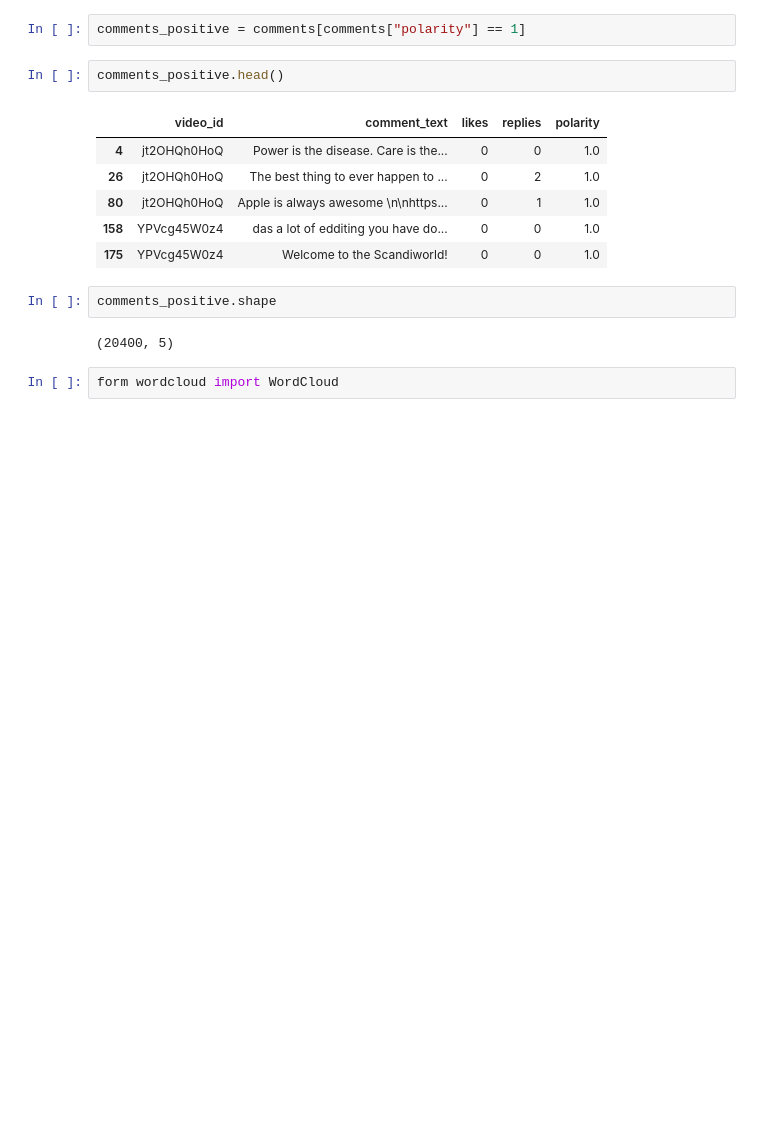
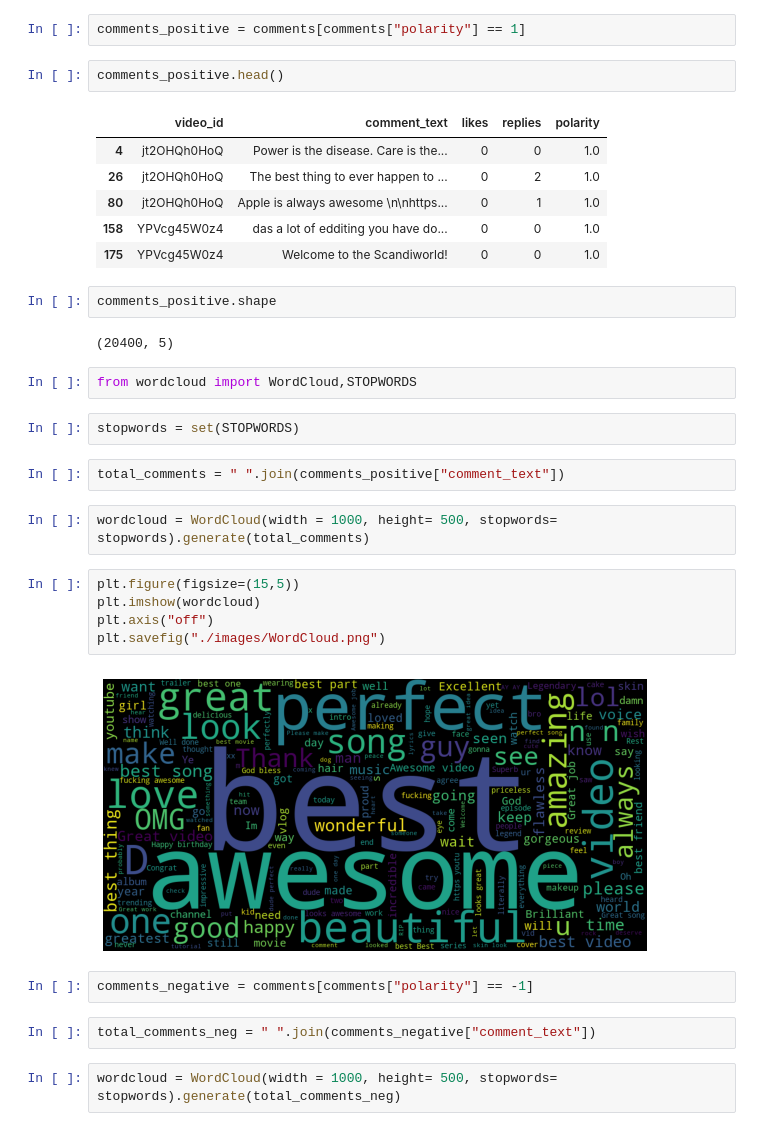
Before and after one commit to Data-Analysis-Projects-Udemy/-Project-1--Text-Data-Analysis, a Jupyter notebook: Text-Data-Analysis.ipynb, the cells around one changed output. Saved outputs shown, nothing was run; the diff lists cells and outputs as text; blank space fills up the shorter version.

Commit message:
Add wordcloud

```diff
--- a/Text-Data-Analysis.ipynb
+++ b/Text-Data-Analysis.ipynb
@@ -77,4 +77,23 @@ comments_positive.shape
 # %% [output]
 (20400, 5)
 # %%
-form wordcloud import WordCloud
+from wordcloud import WordCloud,STOPWORDS
+# %%
+stopwords = set(STOPWORDS)
+# %%
+total_comments = " ".join(comments_positive["comment_text"])
+# %%
+wordcloud = WordCloud(width = 1000, height= 500, stopwords= stopwords).generate(total_comments)
+# %%
+plt.figure(figsize=(15,5))
+plt.imshow(wordcloud)
+plt.axis("off")
+plt.savefig("./images/WordCloud.png")
+# %% [output]
+[figure, added]
+# %%
+comments_negative = comments[comments["polarity"] == -1]
+# %%
+total_comments_neg = " ".join(comments_negative["comment_text"])
+# %%
+wordcloud = WordCloud(width = 1000, height= 500, stopwords= stopwords).generate(total_comments_neg)
```
Also changed, not shown: parts of 1 cell of this notebook, 4 other files.
